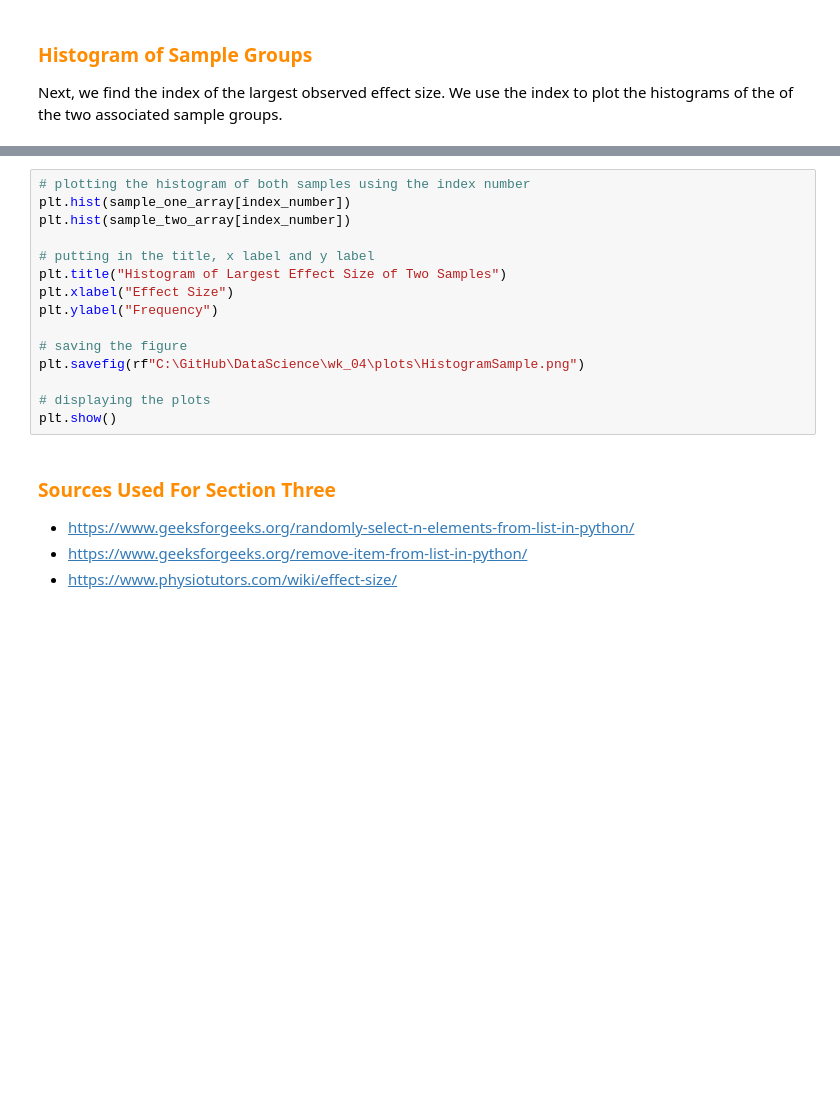
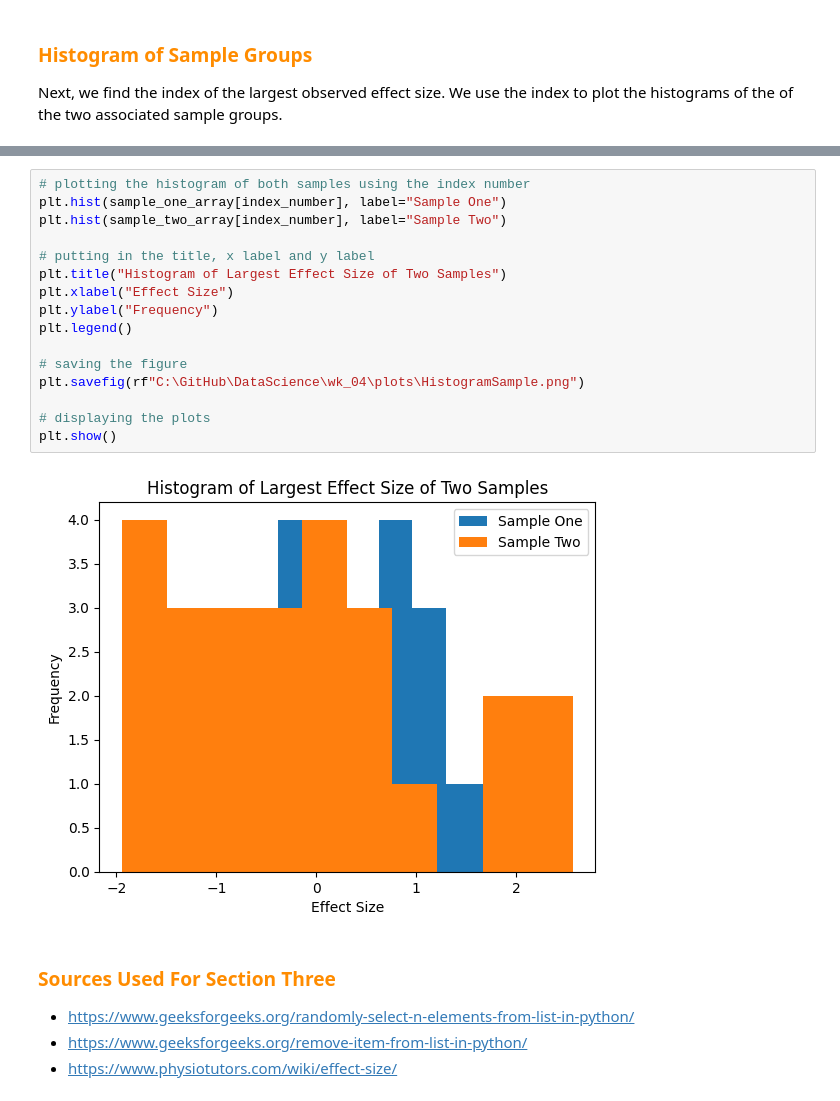
Before and after one commit to chowdhuryj-github/DataScienceDataAnalysis, a Jupyter notebook: wk_04/lab/Lab_4_JIC.ipynb, the cells around one changed output, grey strips where cells are left out. Cells and saved outputs as stored; diff of their text form; blank space fills up the shorter version.

```diff
--- a/wk_04/lab/Lab_4_JIC.ipynb
+++ b/wk_04/lab/Lab_4_JIC.ipynb
@@ -446,18 +539,21 @@ print("Index Number: ", index)
 # %%
 # plotting the histogram of both samples using the index number
-plt.hist(sample_one_array[index_number])
-plt.hist(sample_two_array[index_number])
+plt.hist(sample_one_array[index_number], label="Sample One")
+plt.hist(sample_two_array[index_number], label="Sample Two")
 
 # putting in the title, x label and y label
 plt.title("Histogram of Largest Effect Size of Two Samples")
 plt.xlabel("Effect Size")
 plt.ylabel("Frequency")
+plt.legend()
 
 # saving the figure
 plt.savefig(rf"C:\GitHub\DataScience\wk_04\plots\HistogramSample.png")
 
 # displaying the plots
 plt.show()
+# %% [output]
+[figure, added]
 # %% [markdown]
 ### <font color='#FF8C00'> Sources Used For Section Three </font>
 - https://www.geeksforgeeks.org/randomly-select-n-elements-from-list-in-python/
```
Also changed, not shown: parts of 20 cells of this notebook, 8 other files.
